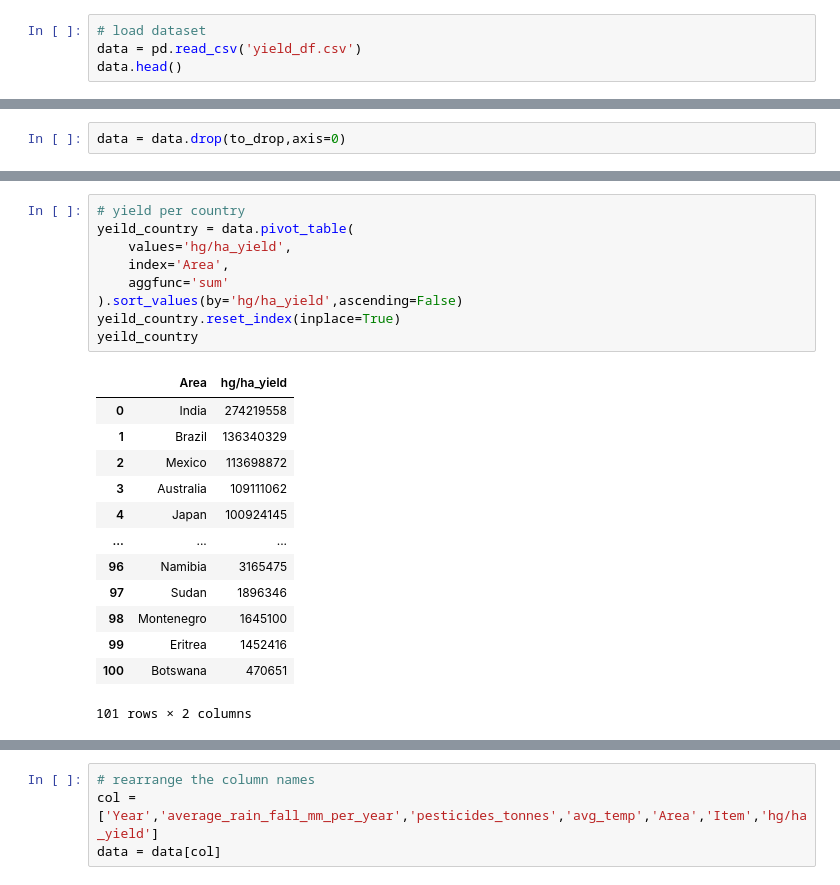
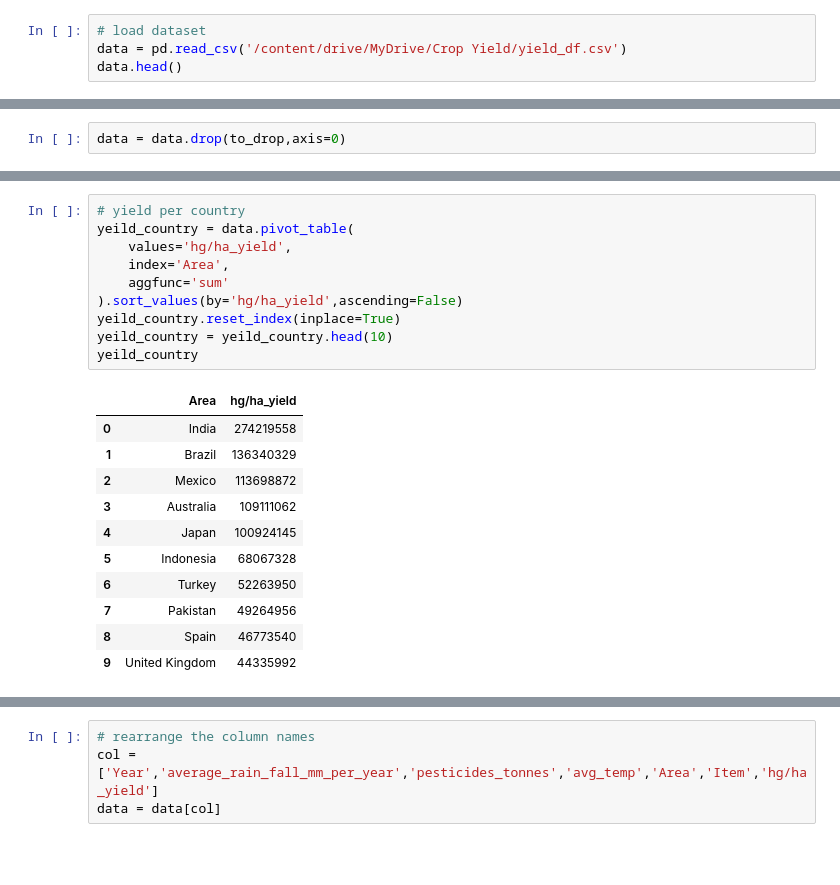
Before and after one commit to Salvation4441/CropYield, a Jupyter notebook: main.ipynb, the cells around one changed output, grey strips where cells are left out. Drawn from its saved outputs; the diff is of its cells as text; blank space fills up the shorter version.

```diff
--- a/main.ipynb
+++ b/main.ipynb
@@ -6,7 +6,7 @@ import warnings
 warnings.filterwarnings("ignore")
 # %%
 # load dataset
-data = pd.read_csv('yield_df.csv')
+data = pd.read_csv('/content/drive/MyDrive/Crop Yield/yield_df.csv')
 data.head()
 # %% [output]
 |  | Unnamed: 0 | Area | Item | Year | hg/ha_yield | average_rain_fall_mm_per_year | pesticides_tonnes | avg_temp |
@@ -178,26 +179,25 @@ memory usage: 1.6+ MB
 # %%
 # yield per country
 yeild_country = data.pivot_table(
     values='hg/ha_yield',
     index='Area',
     aggfunc='sum'
 ).sort_values(by='hg/ha_yield',ascending=False)
 yeild_country.reset_index(inplace=True)
+yeild_country = yeild_country.head(10)
 yeild_country
 # %% [output]
 |  | Area | hg/ha_yield |
 | 0 | India | 274219558 |
 | 1 | Brazil | 136340329 |
 | 2 | Mexico | 113698872 |
 | 3 | Australia | 109111062 |
 | 4 | Japan | 100924145 |
-| ... | ... | ... |
-| 96 | Namibia | 3165475 |
-| 97 | Sudan | 1896346 |
-| 98 | Montenegro | 1645100 |
-| 99 | Eritrea | 1452416 |
-| 100 | Botswana | 470651 |
+| 5 | Indonesia | 68067328 |
+| 6 | Turkey | 52263950 |
+| 7 | Pakistan | 49264956 |
+| 8 | Spain | 46773540 |
+| 9 | United Kingdom | 44335992 |
-101 rows × 2 columns
 # %%
 fig = px.bar(
     yeild_country,
```
Also changed, not shown: parts of 16 cells of this notebook, 2 other files.
